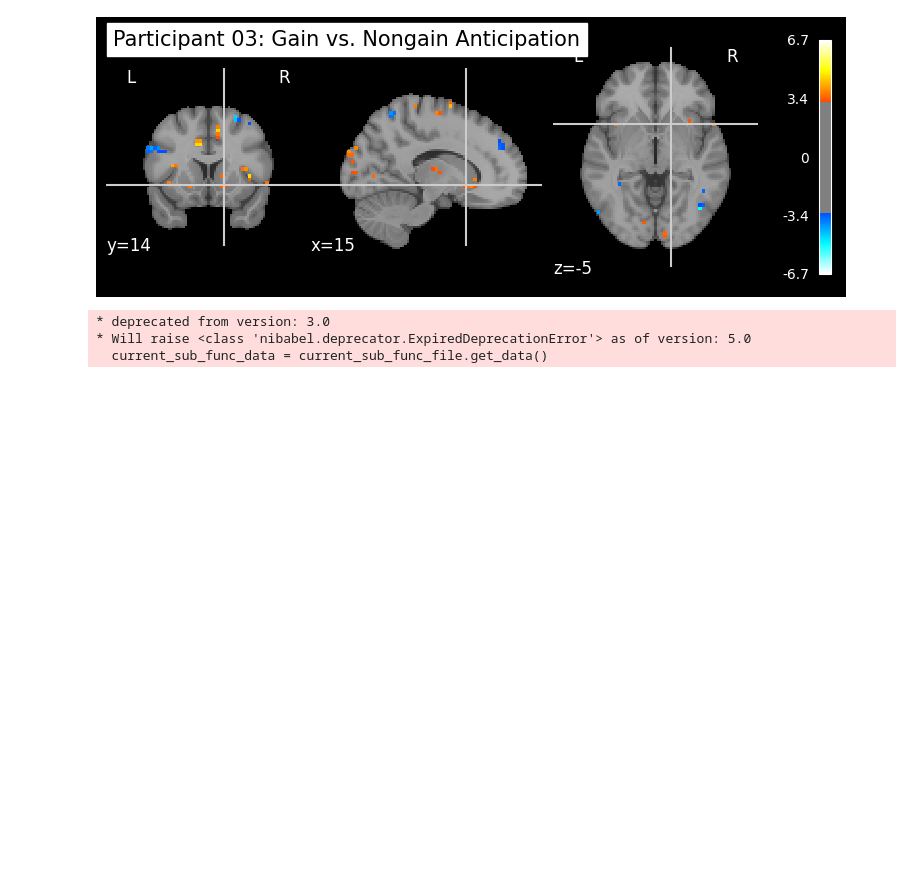
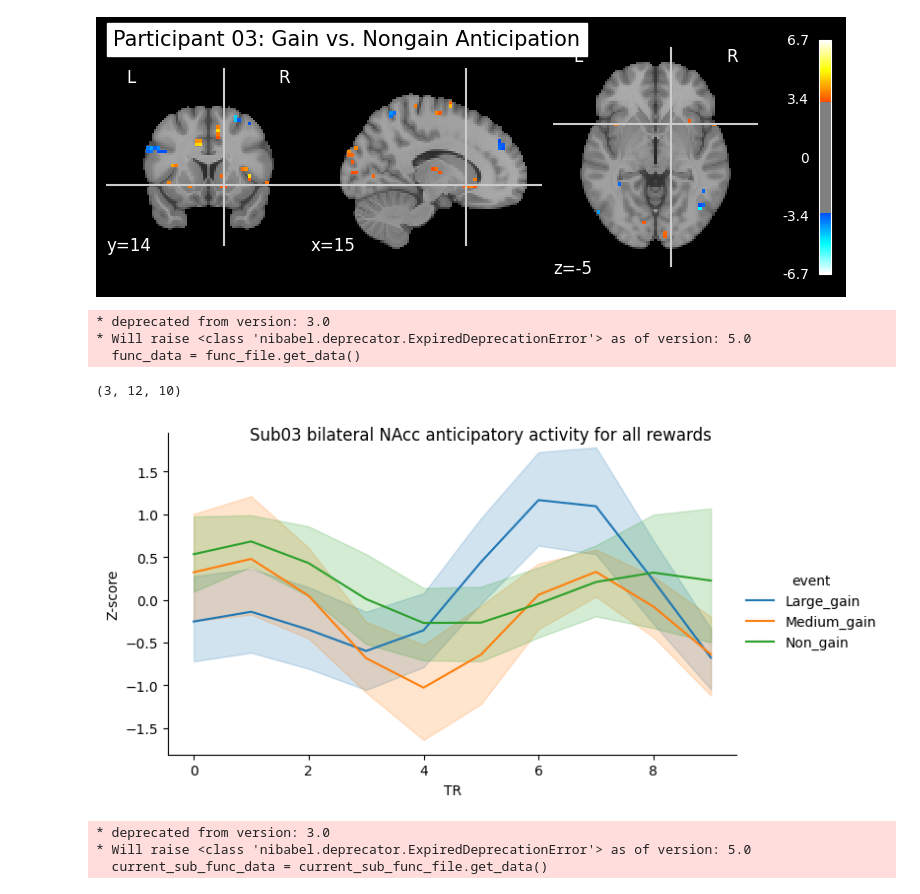
Before and after one commit to LuisA00/Analysis_Playground, a Jupyter notebook: Monetary_Incentive_Delay_fMRI/MID_SecondLevelGLM_All_Participants.ipynb, the cells around one changed output. Cells and saved outputs as stored; diff of their text form; code cells hidden in the pictures; blank space fills up the shorter version.

```diff
--- a/Monetary_Incentive_Delay_fMRI/MID_SecondLevelGLM_All_Participants.ipynb
+++ b/Monetary_Incentive_Delay_fMRI/MID_SecondLevelGLM_All_Participants.ipynb
@@ -320,6 +387,16 @@ Use the following confound regressors: Index(['trans_y', 'trans_x', 'trans_z', '
       dtype='object')
 FDR p<0.05 threshold: 3.203
 [figure]
+# %%
+large_gain_vol_onsets03, medium_gain_vol_onsets03, non_gain_vol_onsets03 = getVolOnsets("03")
+bold_sNAcc_lg_bi_03, bold_sNAcc_mg_bi_03, bold_sNAcc_ng_bi_03 = getTimeCourses("03", large_gain_vol_onsets03, medium_gain_vol_onsets03, non_gain_vol_onsets03)
+plot_timecourses("03", bold_sNAcc_lg_bi_03, bold_sNAcc_mg_bi_03, bold_sNAcc_ng_bi_03)
+# %% [output]
+* deprecated from version: 3.0
+* Will raise <class 'nibabel.deprecator.ExpiredDeprecationError'> as of version: 5.0
+  func_data = func_file.get_data()
+(3, 12, 10)
+[figure, added]
 # %%
 glms_list.append(run_FL_GLM("04"))
 # %% [output]
```
Also changed, not shown: parts of 8 cells of this notebook, 6 other files.
